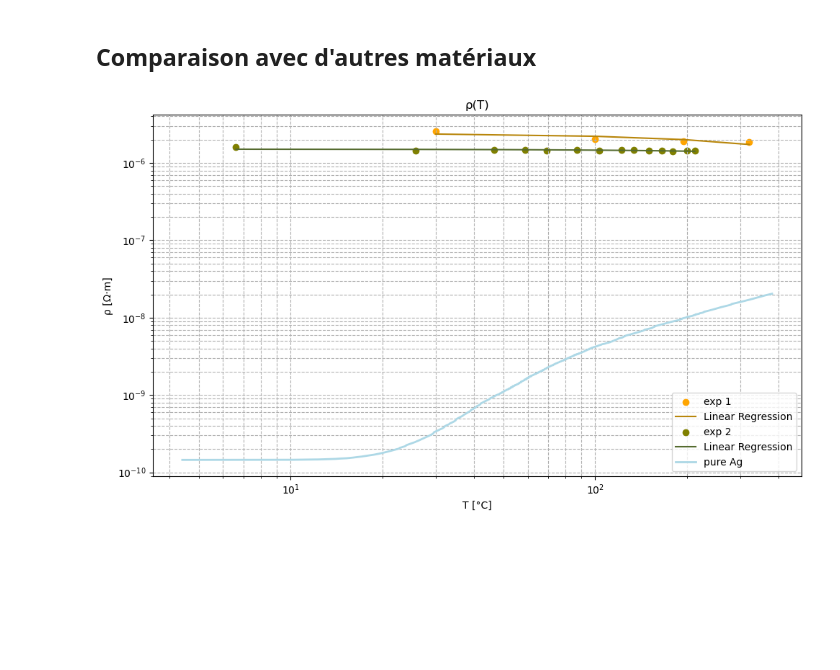
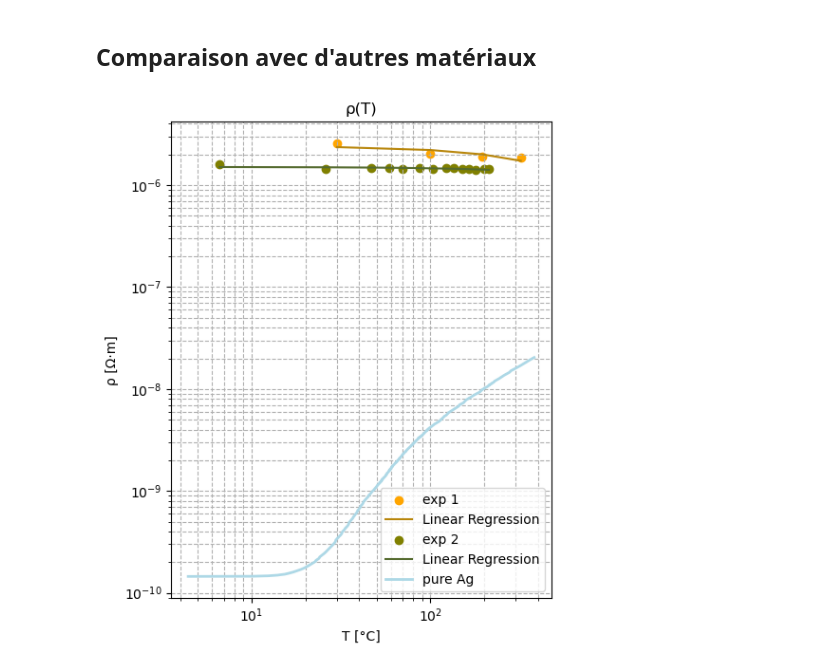
Before and after one commit to rbellens1/ProjetChimie, a Jupyter notebook: Conductivity/rho.ipynb, the cells around one changed output. Cells and saved outputs as stored; diff of their text form; code cells hidden in the pictures; blank space fills up the shorter version.

```diff
--- a/Conductivity/rho.ipynb
+++ b/Conductivity/rho.ipynb
@@ -185,32 +190,32 @@ data_grouped = data.groupby('Temperature', as_index=False).mean()
 
 # Apply a moving average to smooth the data
 window_size = 10  # Adjust the window size for smoothing
 data_grouped['Smoothed_Resistivity'] = data_grouped['Resistivity'].rolling(window=window_size, center=True).mean()
 data_grouped['Smoothed_Resistivity'] *= 1e-8
 # Drop rows with NaN values introduced by the rolling window
 data_grouped = data_grouped.dropna()
 
 # Plot the resistivity as a function of temperature on a log-log scale
-plt.figure(figsize=(10, 6))
+plt.figure(figsize=(5, 6))
 
 # Kanthal data
 plt.scatter(T, rho_HT_list, color='orange', label='exp 1')
 plt.plot(T, rho_HT_pred, color='darkgoldenrod', label='Linear Regression')
 plt.scatter(T_pred, rho_BT_list, color='olive', label='exp 2')
 plt.plot(T_pred, rho_BT_pred, color='darkolivegreen', label='Linear Regression')
 
 # Ag data
 plt.loglog(data_grouped['Temperature'], data_grouped['Smoothed_Resistivity'], linestyle='-', label='pure Ag',color = 'lightblue',linewidth=2)
 
 # Add labels, title, and legend
 plt.xlabel('T [°C]')
 plt.ylabel('ρ [Ω·m]')
 plt.title('ρ(T)')
 plt.legend()
 plt.grid(True, which="both", linestyle='dashed')
 
 # Show the plot
 plt.tight_layout()
 plt.show()
 # %% [output]
-[figure, old version]
+[figure, new version]
```
Also changed, not shown: parts of 3 cells of this notebook, 1 other file.
